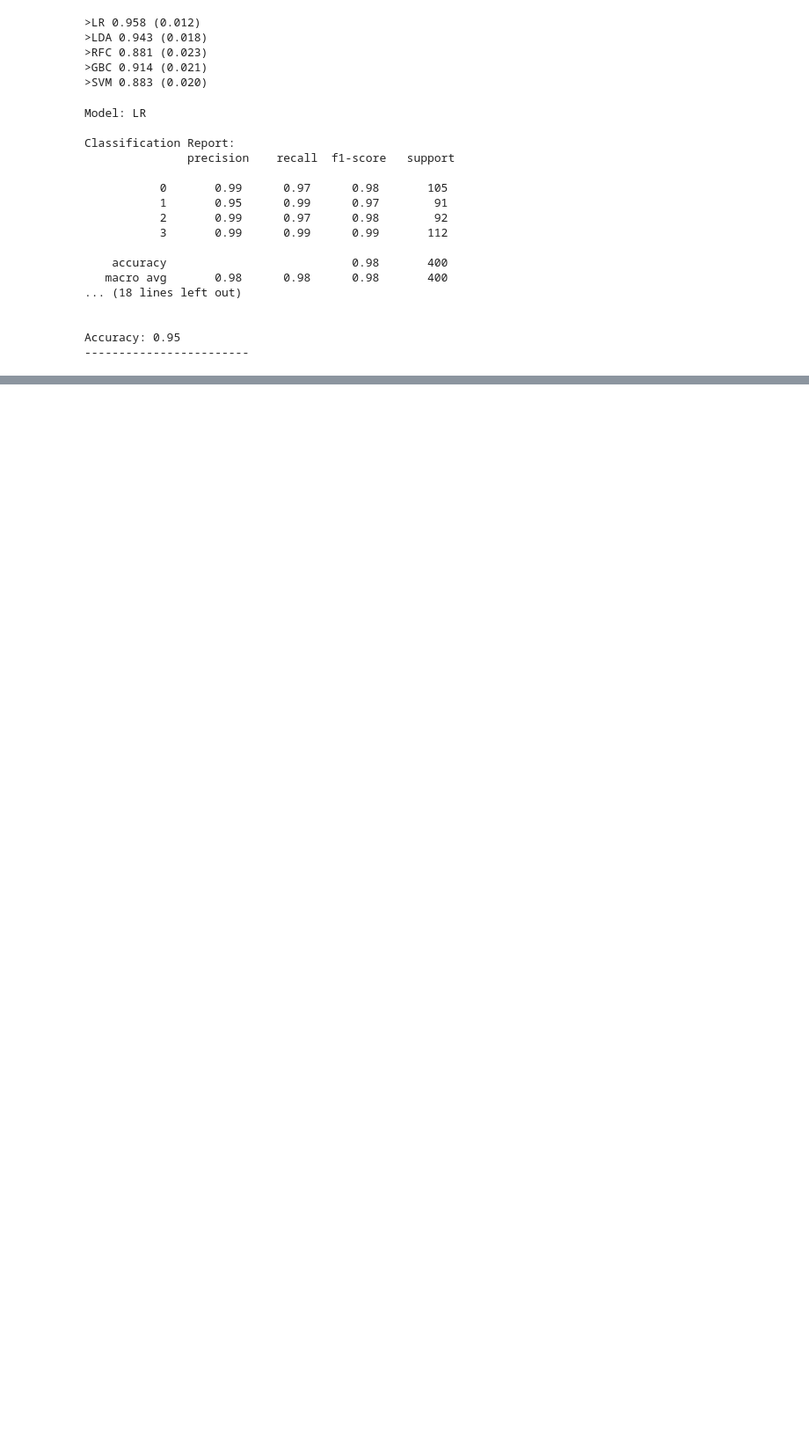
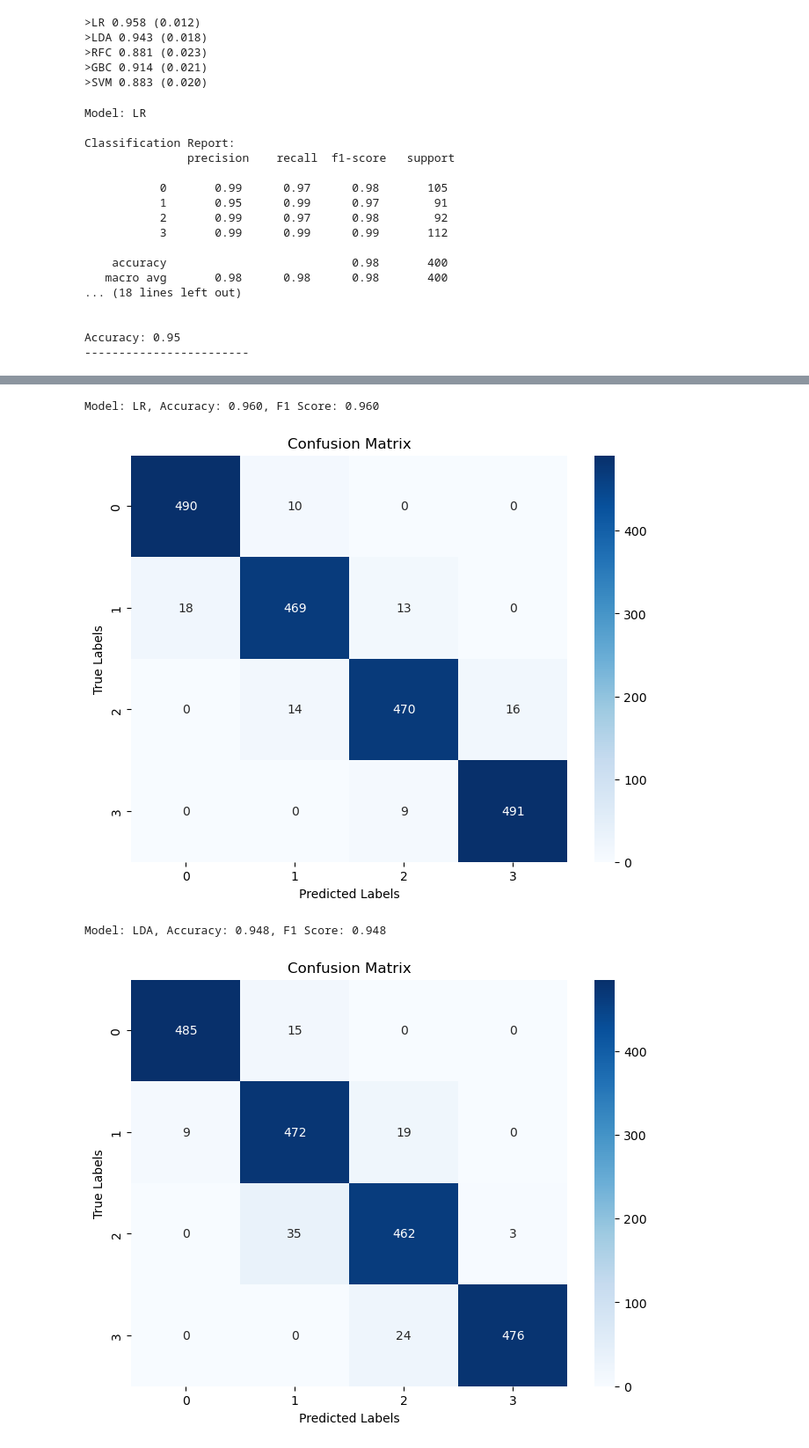
Before and after one commit to MaukanMir/Mobile-Price-Classification, a Jupyter notebook: training.ipynb, the cells around one changed output, grey strips where cells are left out. Shown: that part at 88% size. Cells and saved outputs as stored; diff of their text form; code cells hidden in the pictures; blank space fills up the shorter version.

Commit message:
Added new models

```diff
--- a/training.ipynb
+++ b/training.ipynb
@@ -672,0 +675,59 @@ Accuracy: 0.95
+# %%
+
+from sklearn.calibration import cross_val_predict
+from sklearn.pipeline import Pipeline
+from sklearn.preprocessing import PowerTransformer
+
+# define models to test
+def get_models():
+  models, names = list(), list()
+  # LR
+  models.append(LogisticRegression())
+  names.append('LR')
+  # LDA
+  models.append(LinearDiscriminantAnalysis())
+  names.append('LDA')
+  return models, names
+
+models, names = get_models()
+model_performance = []
+for i in range(len(models)):
+    pipeline = Pipeline([
+        ('scaler', StandardScaler()),
+        ('power_transformer', PowerTransformer()),
+        ('model', models[i])
+    ])
+
+    y_pred = cross_val_predict(pipeline, X, y, cv=10)
+
+    # Compute the desired metrics
+    accuracy = accuracy_score(y, y_pred)
+    f1 = f1_score(y, y_pred, average='macro')
+
+    model_performance.append({
+        "Model": names[i],
+        "Accuracy": accuracy,
+        "F1 Score": f1
+    })
+
+    print(f"Model: {names[i]}, Accuracy: {accuracy:.3f}, F1 Score: {f1:.3f}")
+
+    # Generate the confusion matrix
+    conf_mat = confusion_matrix(y, y_pred)
+
+    # Plot the confusion matrix
+    plt.figure(figsize=(8,6))
+    sns.heatmap(conf_mat, annot=True, fmt='d', cmap='Blues')
+    plt.xlabel('Predicted Labels')
+    plt.ylabel('True Labels')
+    plt.title('Confusion Matrix')
+    plt.show()
+
+# Convert the model_performance to a DataFrame for easier analysis
+performance_df = pd.DataFrame(model_performance)
+print(performance_df)
+# %% [output]
+Model: LR, Accuracy: 0.960, F1 Score: 0.960
+[figure, added]
+Model: LDA, Accuracy: 0.948, F1 Score: 0.948
+[figure, added]
```
Also changed, not shown: parts of 6 cells of this notebook.
